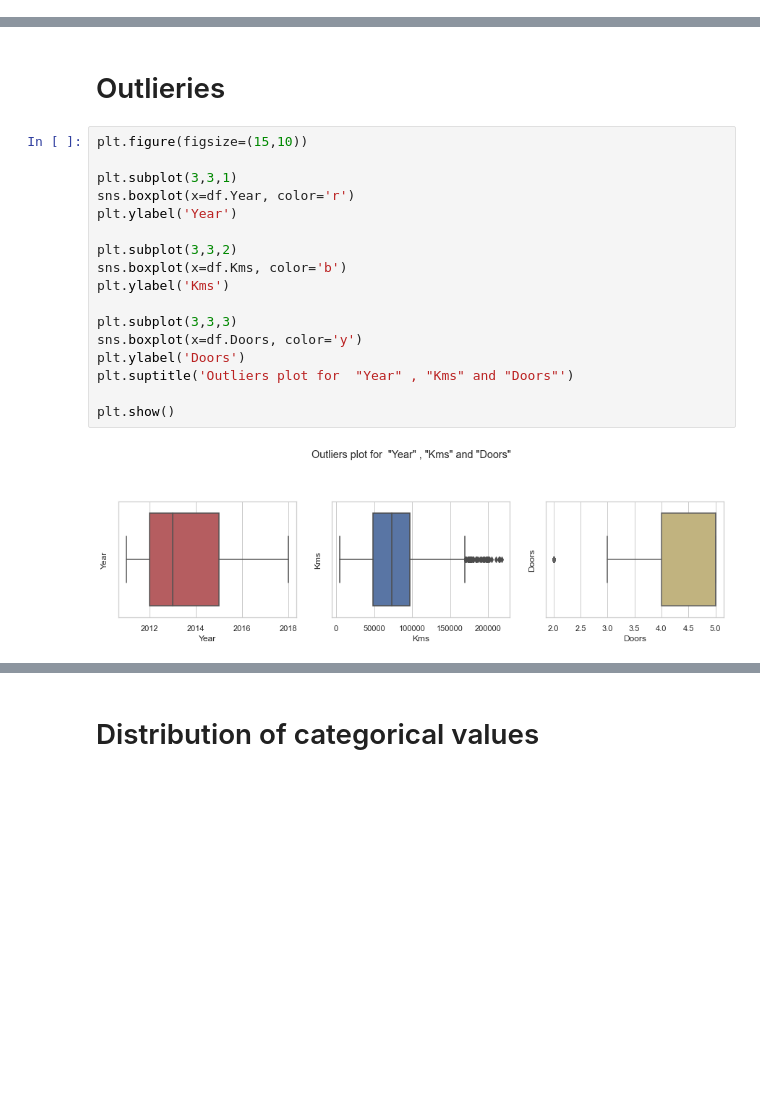
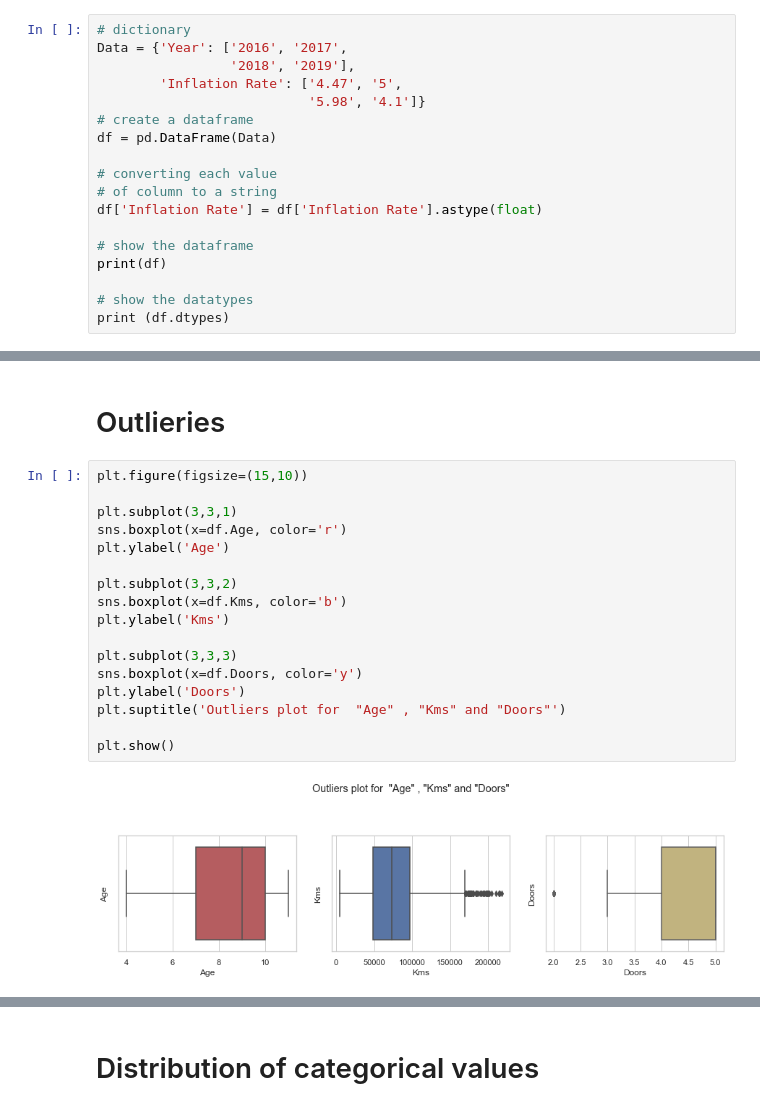
Before and after one commit to abdullahcayde/Redischool, a Jupyter notebook: EDA_&_Plotting_Final.ipynb, the cells around one changed output, grey strips where cells are left out. Drawn from its saved outputs; the diff is of its cells as text; blank space fills up the shorter version.

```diff
--- a/EDA_&_Plotting_Final.ipynb
+++ b/EDA_&_Plotting_Final.ipynb
@@ -153,0 +225,18 @@ df.describe()
+# %%
+# dictionary
+Data = {'Year': ['2016', '2017',
+                 '2018', '2019'],
+        'Inflation Rate': ['4.47', '5',
+                           '5.98', '4.1']}
+# create a dataframe
+df = pd.DataFrame(Data)
+
+# converting each value
+# of column to a string
+df['Inflation Rate'] = df['Inflation Rate'].astype(float)
+
+# show the dataframe
+print(df)
+
+# show the datatypes
+print (df.dtypes)
@@ -156,22 +283,22 @@ df.describe()
 # %%
 plt.figure(figsize=(15,10))
 
 plt.subplot(3,3,1)
-sns.boxplot(x=df.Year, color='r')
-plt.ylabel('Year')
+sns.boxplot(x=df.Age, color='r')
+plt.ylabel('Age')
 
 plt.subplot(3,3,2)
 sns.boxplot(x=df.Kms, color='b')
 plt.ylabel('Kms')
 
 plt.subplot(3,3,3)
 sns.boxplot(x=df.Doors, color='y')
 plt.ylabel('Doors')
-plt.suptitle('Outliers plot for  "Year" , "Kms" and "Doors"')
+plt.suptitle('Outliers plot for  "Age" , "Kms" and "Doors"')
 
 plt.show()
 # %% [output]
-[figure, old version]
+[figure, new version]
 # %%
 plt.figure(figsize=(10,10))
 
```
Also changed, not shown: parts of 56 cells of this notebook, 9 other files.
